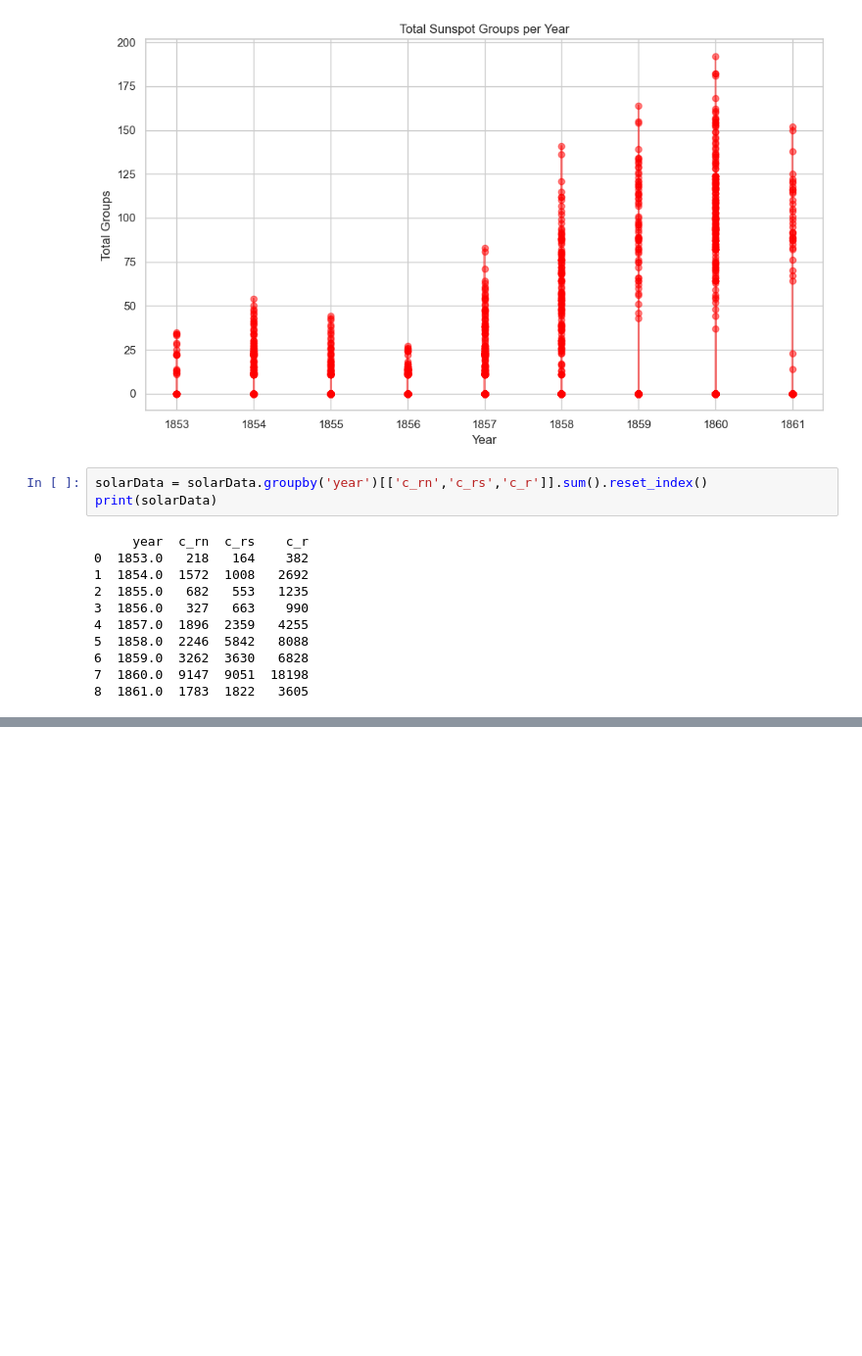
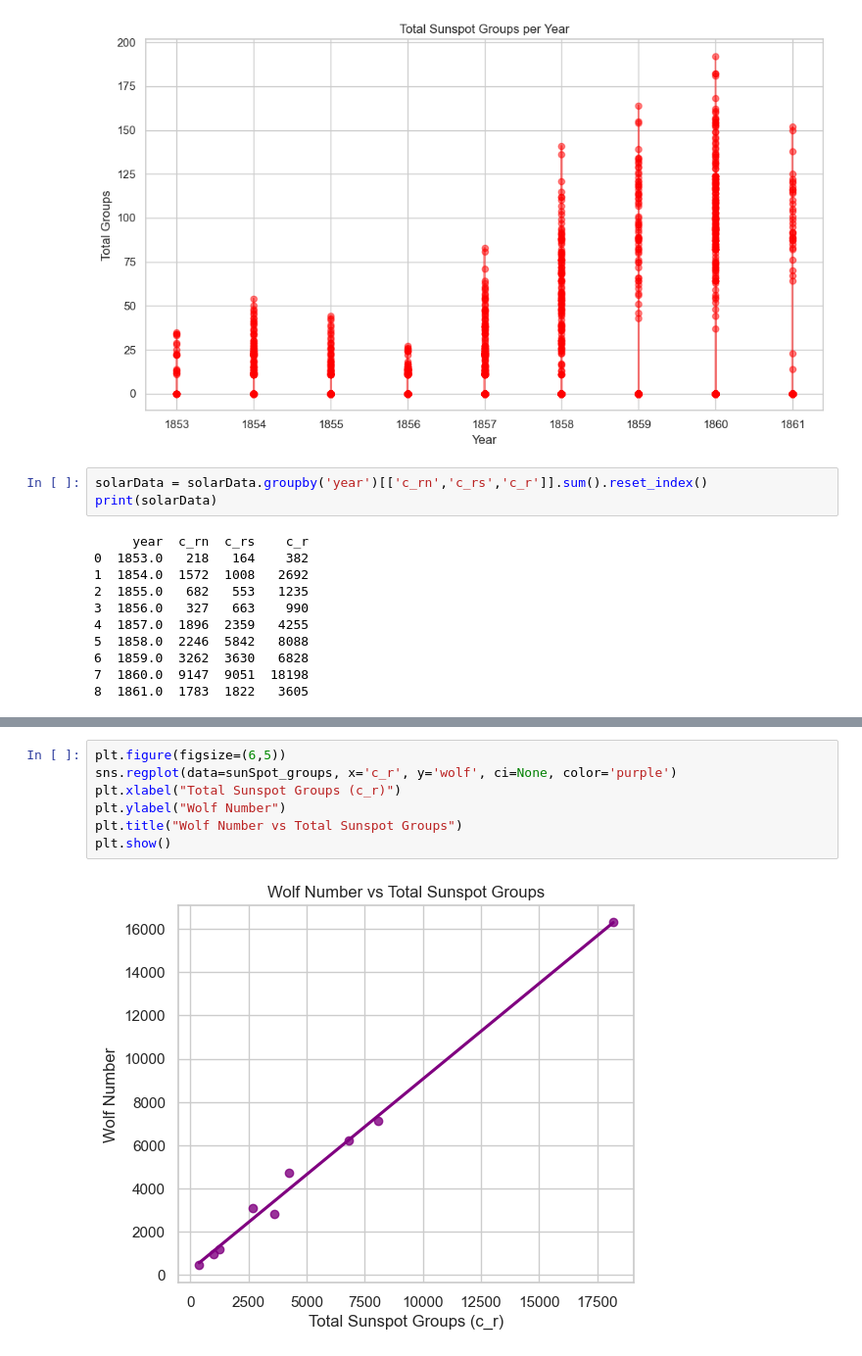
Before and after one commit to QubitShifter/JupiterLab, a Jupyter notebook: 00.ExamProject/SolarData.ipynb, the cells around one changed output, grey strips where cells are left out. Shown: that part at 98% size. Drawn from its saved outputs; the diff is of its cells as text; blank space fills up the shorter version.

```diff
--- a/00.ExamProject/SolarData.ipynb
+++ b/00.ExamProject/SolarData.ipynb
@@ -774,0 +857,9 @@ KeyError: 'year'
+# %%
+plt.figure(figsize=(6,5))
+sns.regplot(data=sunSpot_groups, x='c_r', y='wolf', ci=None, color='purple')
+plt.xlabel("Total Sunspot Groups (c_r)")
+plt.ylabel("Wolf Number")
+plt.title("Wolf Number vs Total Sunspot Groups")
+plt.show()
+# %% [output]
+[figure, added]
```
Also changed, not shown: parts of 20 cells of this notebook.
